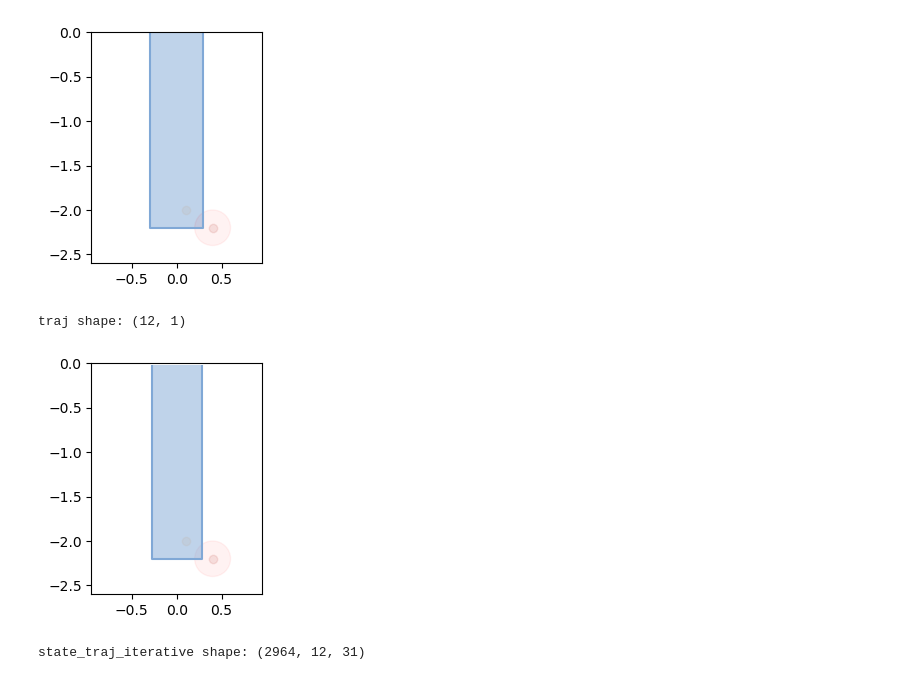
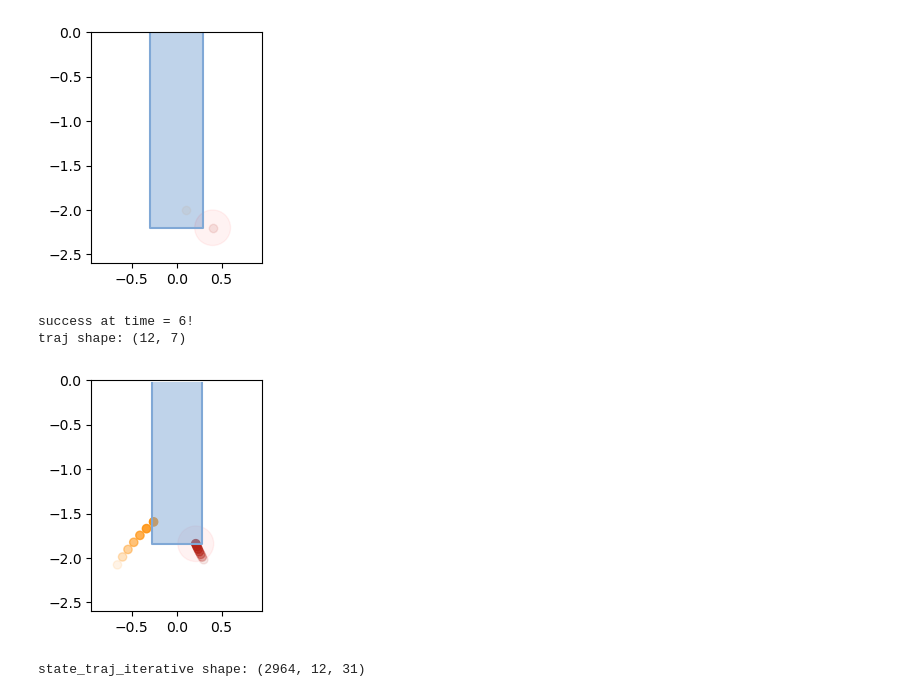
Before and after one commit to ebonyelsmith/Hierarchical_Probabilistic_Verification, a Jupyter notebook: experiment_script/droneracing_post_training_DDPG_eval_new_ebonye_updated_nodisturbance_newest_pipeline.ipynb, the cells around one changed output. Drawn from its saved outputs; the diff is of its cells as text; code cells hidden in the pictures.

```diff
--- a/experiment_script/droneracing_post_training_DDPG_eval_new_ebonye_updated_nodisturbance_newest_pipeline.ipynb
+++ b/experiment_script/droneracing_post_training_DDPG_eval_new_ebonye_updated_nodisturbance_newest_pipeline.ipynb
@@ -4005,7 +4065,7 @@ y = np.arange(-2.6, 0, epsilon_x)
 X, Y = np.meshgrid(x, y)
 safe_regions, boundary_cells = grow_regions(V_lp_scenario_updated, X, Y, envs, horizon,
                             alphaC_list_scenario3, alphaR_list_scenario3,
-                            max_attept_radius = 1.0, N_samples = 100, tol=1e-3)
+                            max_attept_radius = 1.0, N_samples = 20, tol=1e-3)
 # %% [output]
 [figure]
 # %%
@@ -5285,14 +5361,18 @@ FFMpegWriter = manimation.writers['ffmpeg']
 writer = FFMpegWriter(fps=15, metadata=dict(artist='Me'))
 
 # --- Parameters ---
+# initial_state = np.array([
+#     -0.76, ego_vx,  # x, vx
+#     -2.5, ego_vy,
+#     ego_z, ego_vz,
+#     ad_x, ad_vx,
+#     ad_y, ad_vy,
+#     ad_z, ad_vz
+# ])
+
 initial_state = np.array([
-    0.1, ego_vx,  # x, vx
-    -2.0, ego_vy,
-    ego_z, ego_vz,
-    ad_x, ad_vx,
-    ad_y, ad_vy,
-    ad_z, ad_vz
-])
+    -0.66022104,  0.56769637, -2.07759241,  0.89082305, -0.02117593, -0.17434851,
+  0.30126442, -0.17482849, -2.02,        0.3,         0.,          0.        ])
 horizon = 300
 
 # Roll out the trajectory
@@ -5333,35 +5413,36 @@ def animate(i):
     # print(f"ego traj x: {traj[0,:i+1]}")
     # print(f"ego traj y: {traj[2,:i+1]}")
     ax.scatter(traj[6,:i+1], traj[8,:i+1], color=color_list[4], alpha=alphas, label='adversary')
 
     # Small circle for current adversary position
     ax.add_patch(matplotlib.patches.Circle((traj[6,i], traj[8,i]), 0.2, color='r', fill=True, alpha=0.05))
 
     # --- Compute and plot moving target set around current point ---
     x = np.arange(-0.9, 0.9, 0.02)  # coarser grid for speed
     y = np.arange(-2.6, 0, 0.02)
     X, Y = np.meshgrid(x, y)
     reward = target_set(envs, X, Y, traj[:,i].copy())
 
     # Draw contours
     contf = ax.contourf(X, Y, reward, levels=[1-1e-6, 1], colors="#80A8D6", alpha=0.5)
     cont = ax.contour(X, Y, reward, levels=[1-1e-6], colors="#80A8D6", alpha=1)
 
     return contf, cont  # return for blitting (optional)
 
 # --- Create video ---
 # print(f"traj length: {len(traj[0,:])}")
 # print(f"ego traj x: {traj[0,:]}")
 # print(f"ego traj y: {traj[2,:]}")
 folder = "videos"
 os.makedirs(folder, exist_ok=True)
 with writer.saving(fig, os.path.join(folder, f"trajectory_moving_target_egox{traj[0,0]:.2f}_egoy{traj[2,0]:.2f}_advx{traj[6,0]:.2f}_advy{traj[8,0]:.2f}.mp4"), dpi=150):
     for i in tqdm(range(traj.shape[1])):
         animate(i)
         writer.grab_frame()
 # %% [output]
-traj shape: (12, 1)
+success at time = 6!
+traj shape: (12, 7)
-[figure, old version]
+[figure, new version]
 # %%
 print(f"state_traj_iterative shape: {state_traj_iterative.shape}")
 # %% [output]
```
Also changed, not shown: parts of 22 cells of this notebook, 5 other files.
